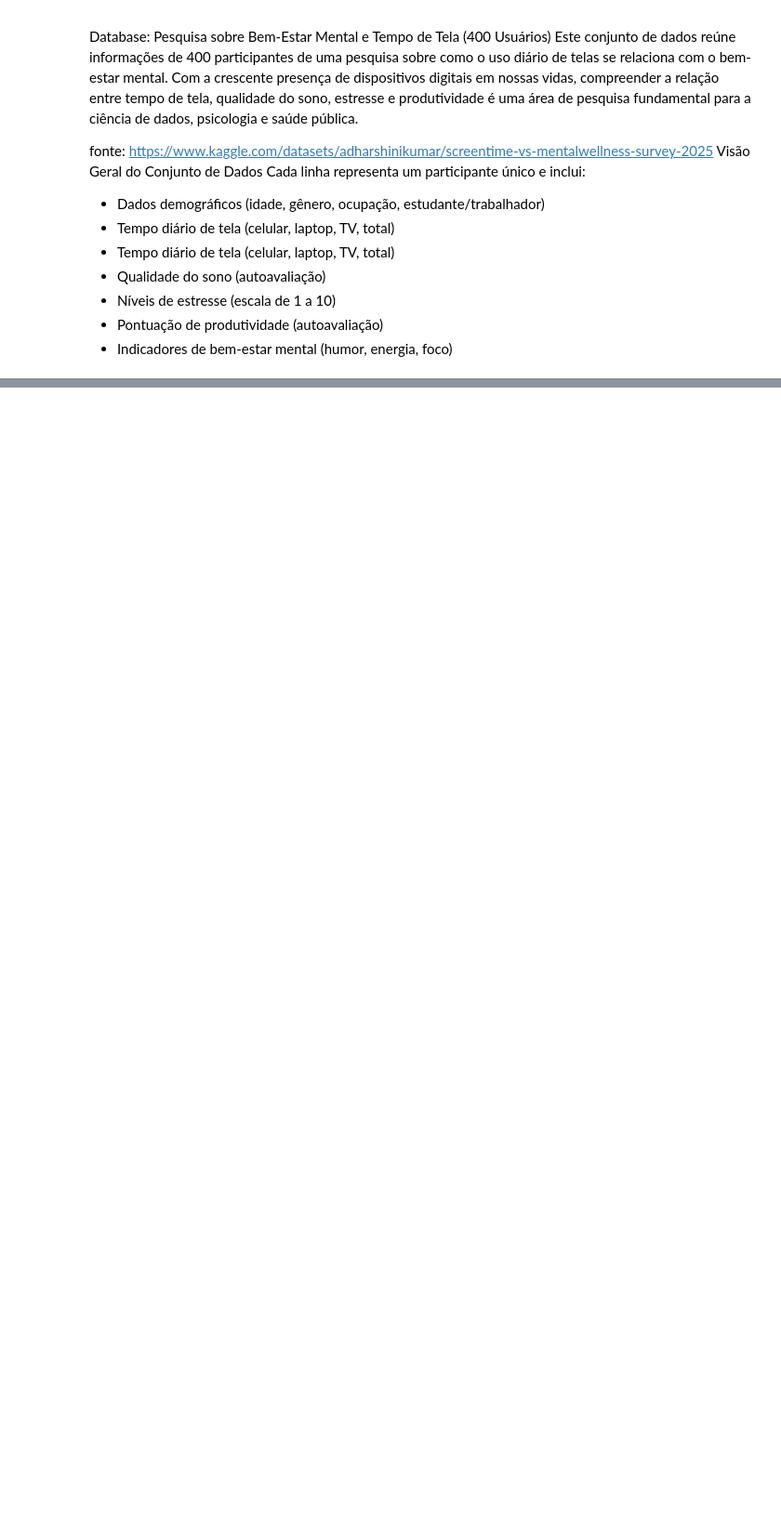
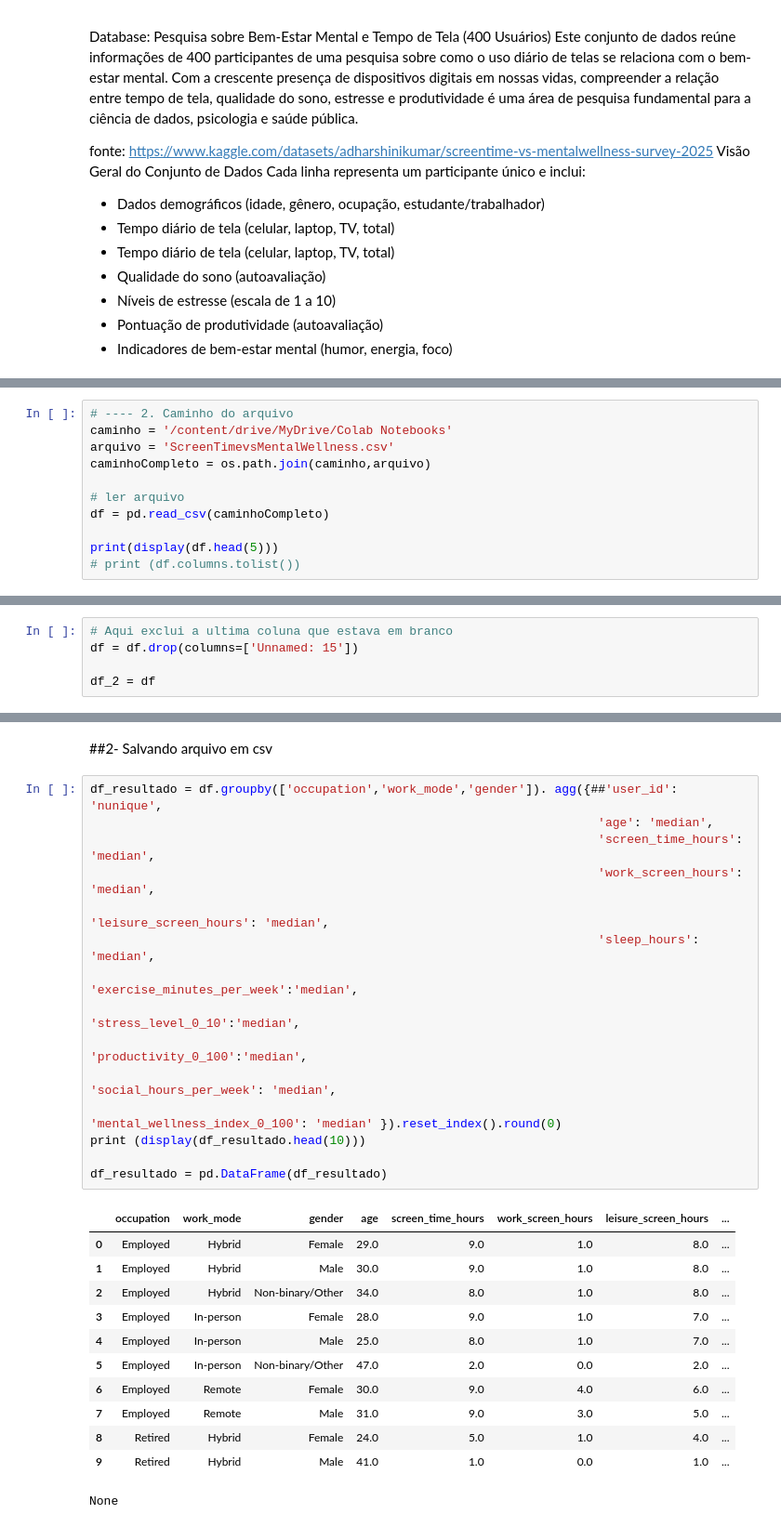
Before and after one commit to karenQuiroga88/python_cases, a Jupyter notebook: Case_v2.ipynb, the cells around one changed output, grey strips where cells are left out. Shown at 93% size. Cells and saved outputs as stored; diff of their text form; blank space fills up the shorter version.

```diff
--- a/Case_v2.ipynb
+++ b/Case_v2.ipynb
@@ -35,0 +50,11 @@ Cada linha representa um participante único e inclui:
+# %%
+# ---- 2. Caminho do arquivo
+caminho = '/content/drive/MyDrive/Colab Notebooks'
+arquivo = 'ScreenTimevsMentalWellness.csv'
+caminhoCompleto = os.path.join(caminho,arquivo)
+
+# ler arquivo
+df = pd.read_csv(caminhoCompleto)
+
+print(display(df.head(5)))
+# print (df.columns.tolist())
@@ -35,0 +90,5 @@ Cada linha representa um participante único e inclui:
+# %%
+# Aqui exclui a ultima coluna que estava em branco
+df = df.drop(columns=['Unnamed: 15'])
+
+df_2 = df
@@ -35,0 +133,30 @@ Cada linha representa um participante único e inclui:
+# %% [markdown]
+##2- Salvando arquivo em csv
+# %%
+df_resultado = df.groupby(['occupation','work_mode','gender']). agg({##'user_id': 'nunique',
+                                                                      'age': 'median',
+                                                                      'screen_time_hours': 'median',
+                                                                      'work_screen_hours': 'median',
+                                                                      'leisure_screen_hours': 'median',
+                                                                      'sleep_hours': 'median',
+                                                                      'exercise_minutes_per_week':'median',
+                                                                      'stress_level_0_10':'median',
+                                                                      'productivity_0_100':'median',
+                                                                      'social_hours_per_week': 'median',
+                                                                      'mental_wellness_index_0_100': 'median' }).reset_index().round(0)
+print (display(df_resultado.head(10)))
+
+df_resultado = pd.DataFrame(df_resultado)
+# %% [output]
+|  | occupation | work_mode | gender | age | screen_time_hours | work_screen_hours | leisure_screen_hours | ... |
+| 0 | Employed | Hybrid | Female | 29.0 | 9.0 | 1.0 | 8.0 | ... |
+| 1 | Employed | Hybrid | Male | 30.0 | 9.0 | 1.0 | 8.0 | ... |
+| 2 | Employed | Hybrid | Non-binary/Other | 34.0 | 8.0 | 1.0 | 8.0 | ... |
+| 3 | Employed | In-person | Female | 28.0 | 9.0 | 1.0 | 7.0 | ... |
+| 4 | Employed | In-person | Male | 25.0 | 8.0 | 1.0 | 7.0 | ... |
+| 5 | Employed | In-person | Non-binary/Other | 47.0 | 2.0 | 0.0 | 2.0 | ... |
+| 6 | Employed | Remote | Female | 30.0 | 9.0 | 4.0 | 6.0 | ... |
+| 7 | Employed | Remote | Male | 31.0 | 9.0 | 3.0 | 5.0 | ... |
+| 8 | Retired | Hybrid | Female | 24.0 | 5.0 | 1.0 | 4.0 | ... |
+| 9 | Retired | Hybrid | Male | 41.0 | 1.0 | 0.0 | 1.0 | ... |
+None
```
Also changed, not shown: parts of 7 cells of this notebook.
